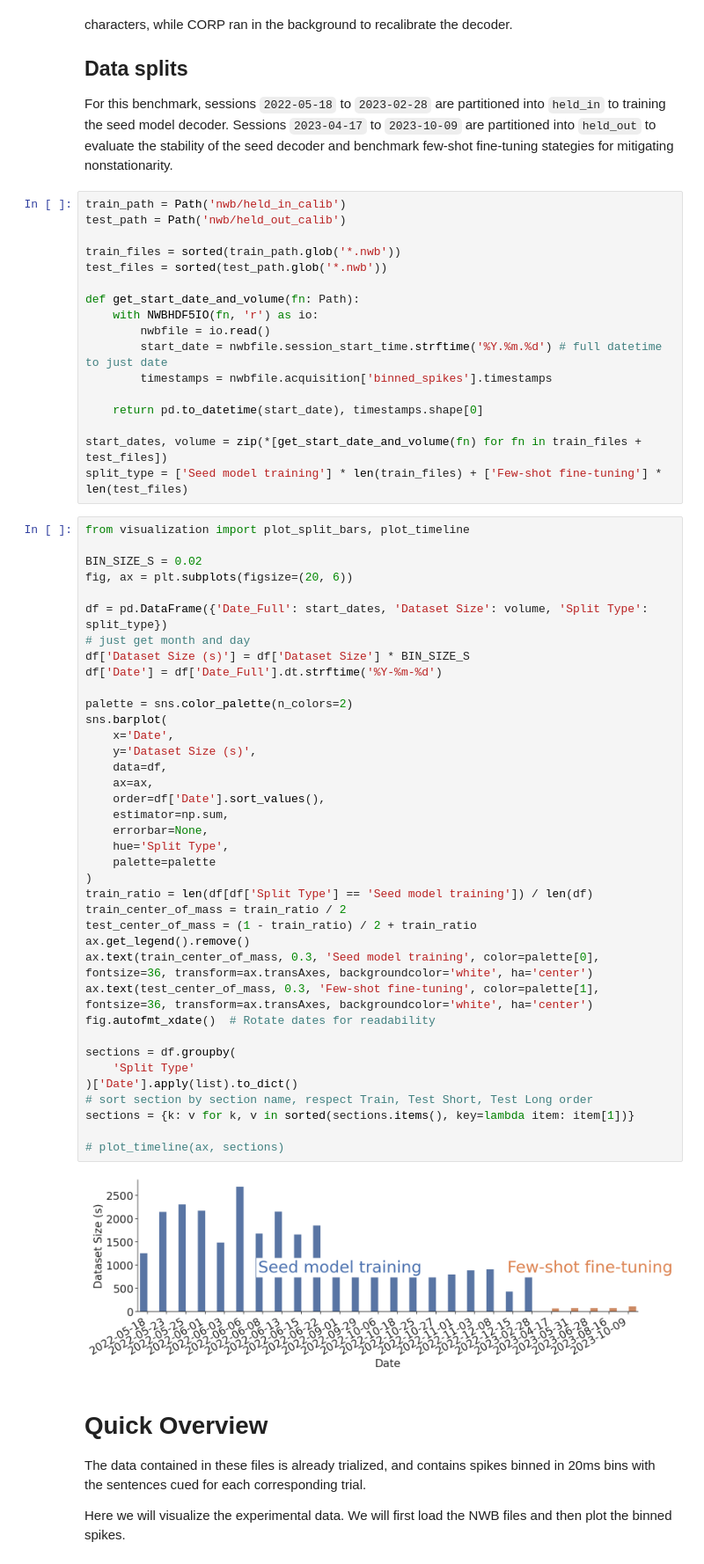
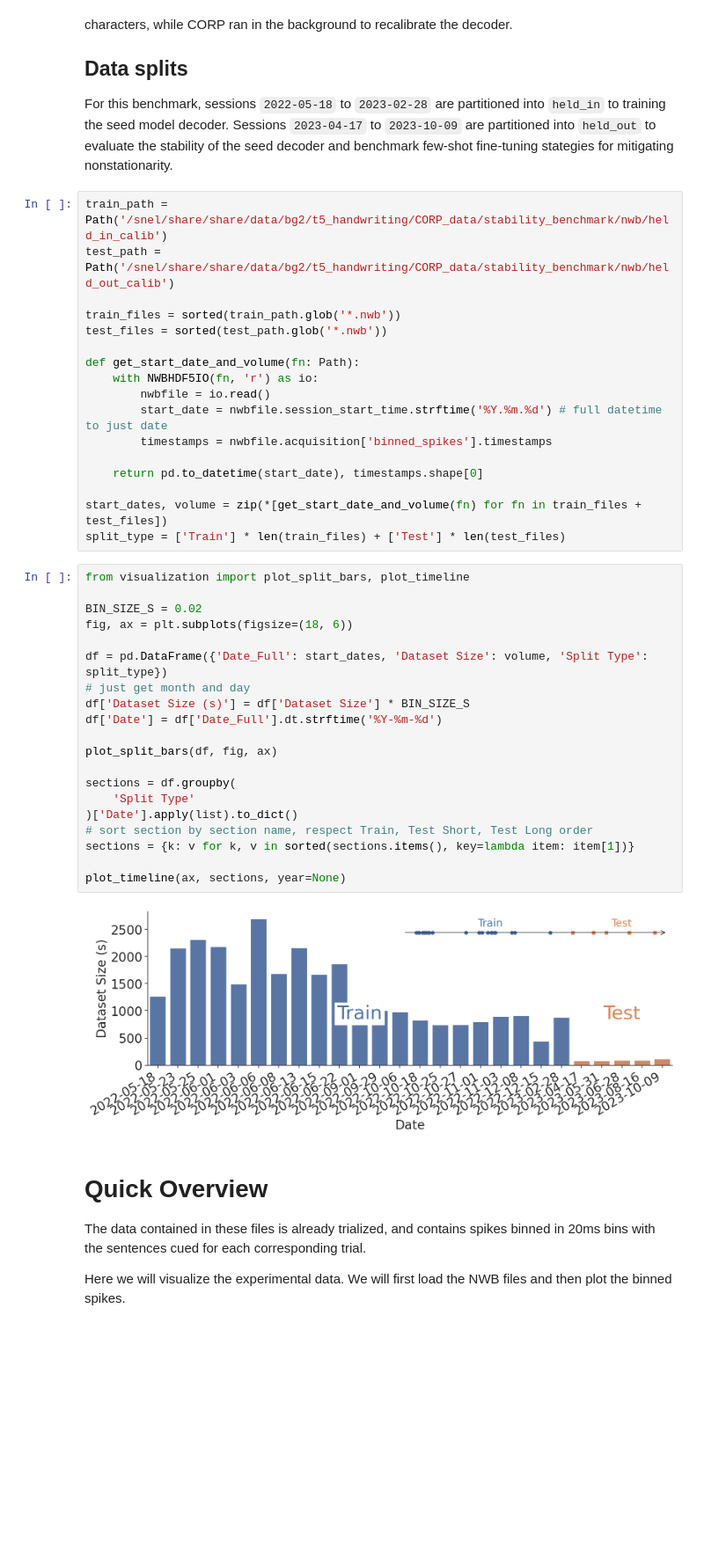
Before and after one commit to snel-repo/falcon-challenge, a Jupyter notebook: data_demos/h2.ipynb, the cells around one changed output. Shown at 88% size. Saved outputs shown, nothing was run; the diff lists cells and outputs as text; blank space fills up the shorter version.

```diff
--- a/data_demos/h2.ipynb
+++ b/data_demos/h2.ipynb
@@ -37,8 +45,8 @@ Sessions `2022-09-29` to `2023-10-09` were for evaluating the online recalibrati
 
 For this benchmark, sessions `2022-05-18` to `2023-02-28` are partitioned into `held_in` to training the seed model decoder. Sessions `2023-04-17` to `2023-10-09` are partitioned into `held_out` to evaluate the stability of the seed decoder and benchmark few-shot fine-tuning stategies for mitigating nonstationarity.
 # %%
-train_path = Path('nwb/held_in_calib')
-test_path = Path('nwb/held_out_calib')
+train_path = Path('/snel/share/share/data/bg2/t5_handwriting/CORP_data/stability_benchmark/nwb/held_in_calib')
+test_path = Path('/snel/share/share/data/bg2/t5_handwriting/CORP_data/stability_benchmark/nwb/held_out_calib')
 
 train_files = sorted(train_path.glob('*.nwb'))
 test_files = sorted(test_path.glob('*.nwb'))
@@ -52,47 +60,29 @@ def get_start_date_and_volume(fn: Path):
     return pd.to_datetime(start_date), timestamps.shape[0]
 
 start_dates, volume = zip(*[get_start_date_and_volume(fn) for fn in train_files + test_files])
-split_type = ['Seed model training'] * len(train_files) + ['Few-shot fine-tuning'] * len(test_files)
+split_type = ['Train'] * len(train_files) + ['Test'] * len(test_files)
 # %%
 from visualization import plot_split_bars, plot_timeline
 
 BIN_SIZE_S = 0.02
-fig, ax = plt.subplots(figsize=(20, 6))
+fig, ax = plt.subplots(figsize=(18, 6))
 
 df = pd.DataFrame({'Date_Full': start_dates, 'Dataset Size': volume, 'Split Type': split_type})
 # just get month and day
 df['Dataset Size (s)'] = df['Dataset Size'] * BIN_SIZE_S
 df['Date'] = df['Date_Full'].dt.strftime('%Y-%m-%d')
 
-palette = sns.color_palette(n_colors=2)
-sns.barplot(
-    x='Date',
-    y='Dataset Size (s)',
-    data=df,
-    ax=ax,
-    order=df['Date'].sort_values(),
-    estimator=np.sum,
-    errorbar=None,
-    hue='Split Type',
-    palette=palette
-)
-train_ratio = len(df[df['Split Type'] == 'Seed model training']) / len(df)
-train_center_of_mass = train_ratio / 2
-test_center_of_mass = (1 - train_ratio) / 2 + train_ratio
-ax.get_legend().remove()
-ax.text(train_center_of_mass, 0.3, 'Seed model training', color=palette[0], fontsize=36, transform=ax.transAxes, backgroundcolor='white', ha='center')
-ax.text(test_center_of_mass, 0.3, 'Few-shot fine-tuning', color=palette[1], fontsize=36, transform=ax.transAxes, backgroundcolor='white', ha='center')
-fig.autofmt_xdate()  # Rotate dates for readability
+plot_split_bars(df, fig, ax)
 
 sections = df.groupby(
     'Split Type'
 )['Date'].apply(list).to_dict()
 # sort section by section name, respect Train, Test Short, Test Long order
 sections = {k: v for k, v in sorted(sections.items(), key=lambda item: item[1])}
 
-# plot_timeline(ax, sections)
+plot_timeline(ax, sections, year=None)
 # %% [output]
-[figure, old version]
+[figure, new version]
 # %% [markdown]
 # Quick Overview
 
```
Also changed, not shown: parts of 4 cells of this notebook.
